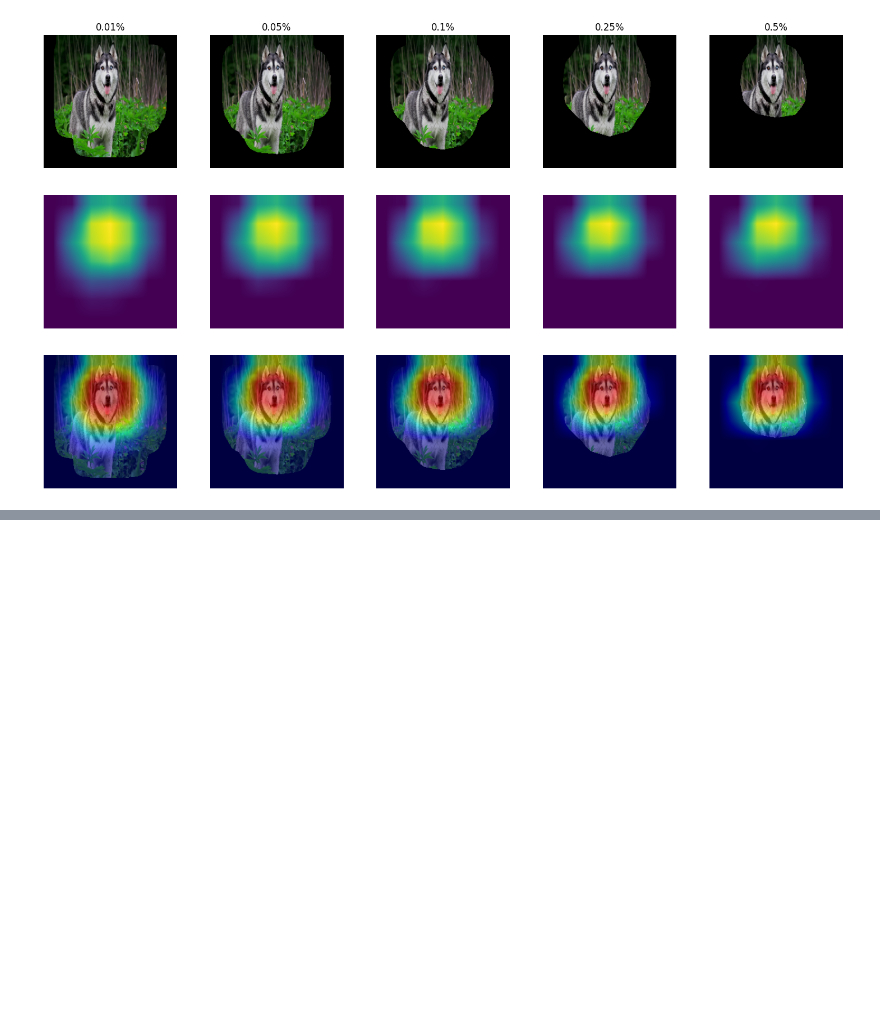
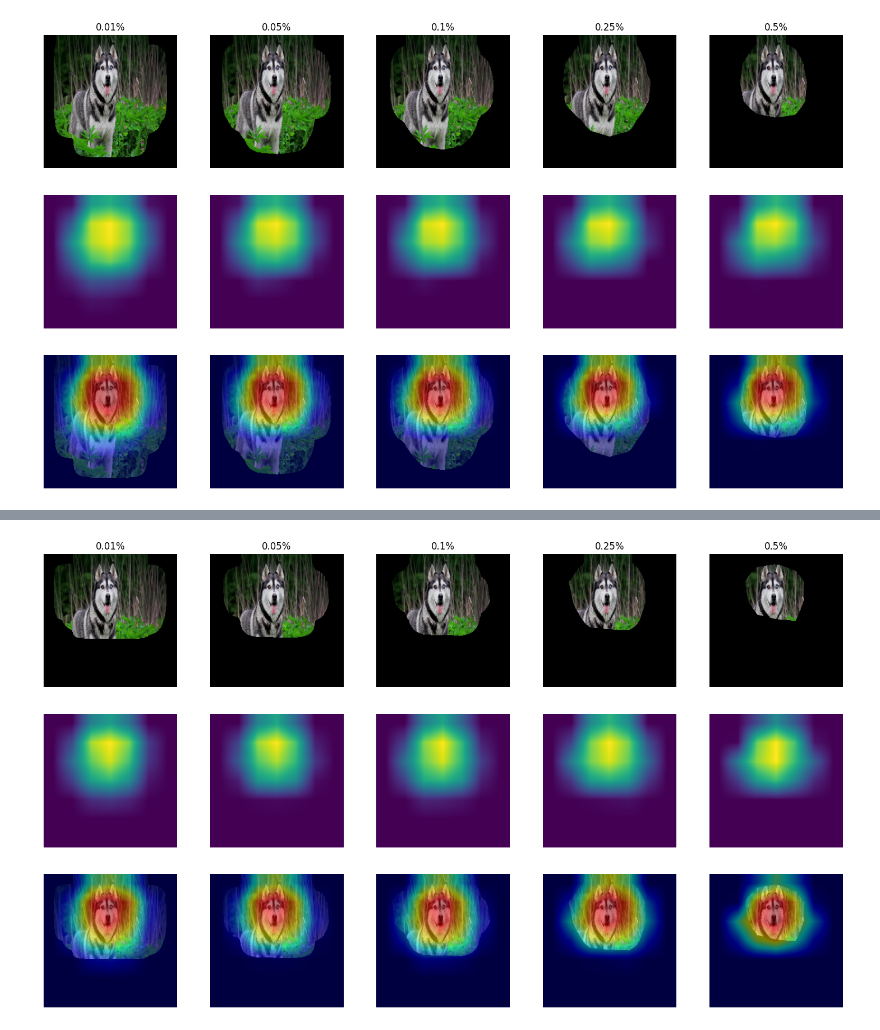
Before and after one commit to jakubpietraszko/grad-cam, a Jupyter notebook: raport/raport-deleting-background.ipynb, the cells around one changed output, grey strips where cells are left out. Cells and saved outputs as stored; diff of their text form; code cells hidden in the pictures; blank space fills up the shorter version.

```diff
--- a/raport/raport-deleting-background.ipynb
+++ b/raport/raport-deleting-background.ipynb
@@ -203,0 +280,38 @@ plt.show()
+# %%
+PERCENTAGES = [0.01, 0.05, 0.1, 0.25, 0.5]
+MODEL = resnet50(pretrained=True)
+TARGET_LAYER = MODEL.layer4[-1].conv3
+CLASS = 250
+FUNCTION = get_scorecam
+IMAGE = get_image_torch("images/husky.jpg", 224, 224)
+
+fig, axs = plt.subplots(3, 5)
+fig.set_size_inches(18.5, 10.5)
+
+
+CAM = None
+
+for i, percentage in enumerate(PERCENTAGES):
+    if CAM is None:
+        CAM = FUNCTION(IMAGE, MODEL, TARGET_LAYER, CLASS)
+    IMG_DEL = delete_the_least_important_pixels(IMAGE, CAM, percentage)
+    axs[0, i].imshow(IMG_DEL.permute(1, 2, 0))
+    axs[0, i].axis('off')
+    axs[0, i].set_title(f"{percentage}%")
+
+    CAM_DEL = FUNCTION(IMG_DEL, MODEL, TARGET_LAYER, CLASS)
+
+    CAM_DEL_TO_SHOW = cv2.resize(CAM_DEL, (224, 224))
+
+
+    axs[1, i].imshow(CAM_DEL_TO_SHOW)
+    axs[1, i].axis('off')
+
+    IMG_OVERLAY_DEL = get_overlay(IMG_DEL, CAM_DEL, 0.5)
+    axs[2, i].imshow(IMG_OVERLAY_DEL)
+    axs[2, i].axis('off')
+
+plt.savefig('raport_images/scorecam_delete.png')
+plt.show()
+# %% [output]
+[figure, added]
```
Also changed, not shown: parts of 2 cells of this notebook, 44 other files.
